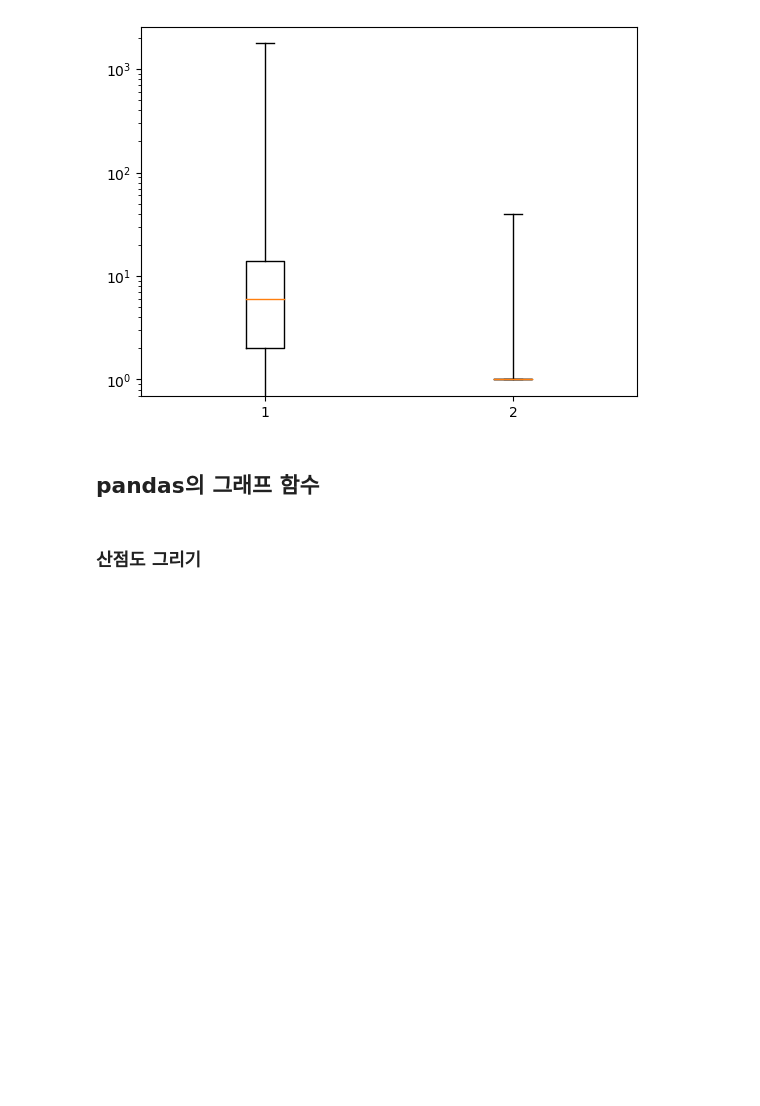
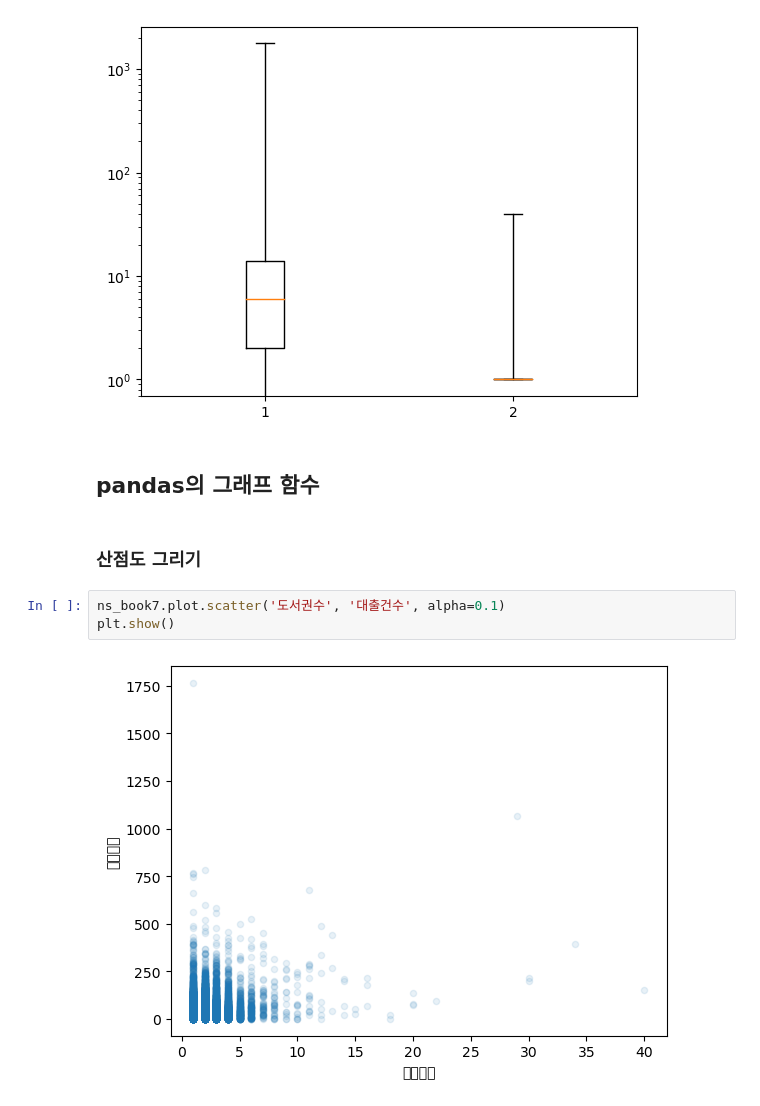
Before and after one commit to Chaerim0626/data-analysis-study, a Jupyter notebook: Chapter4.ipynb, the cells around one changed output. Cells and saved outputs as stored; diff of their text form; blank space fills up the shorter version.

```diff
--- a/Chapter4.ipynb
+++ b/Chapter4.ipynb
@@ -506,3 +506,8 @@ plt.show()
 ## pandas의 그래프 함수
 # %% [markdown]
 ### 산점도 그리기
+# %%
+ns_book7.plot.scatter('도서권수', '대출건수', alpha=0.1)
+plt.show()
+# %% [output]
+[figure, added]
```
Also changed, not shown: parts of 4 cells of this notebook.
